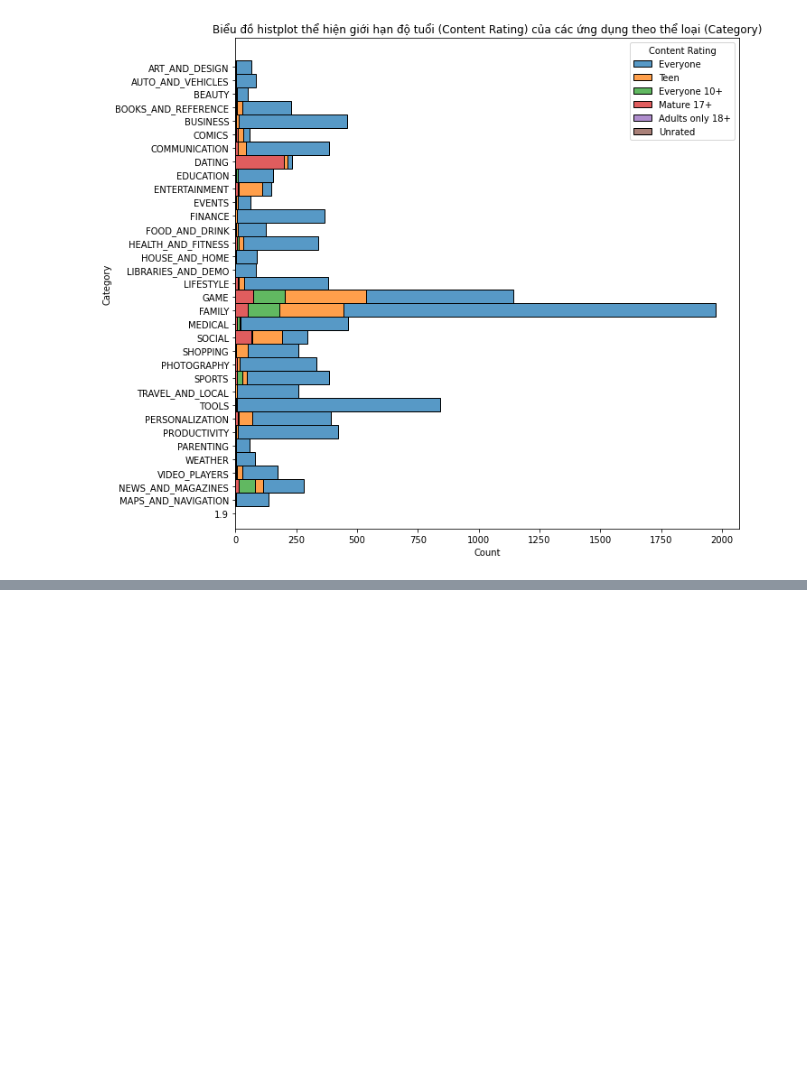
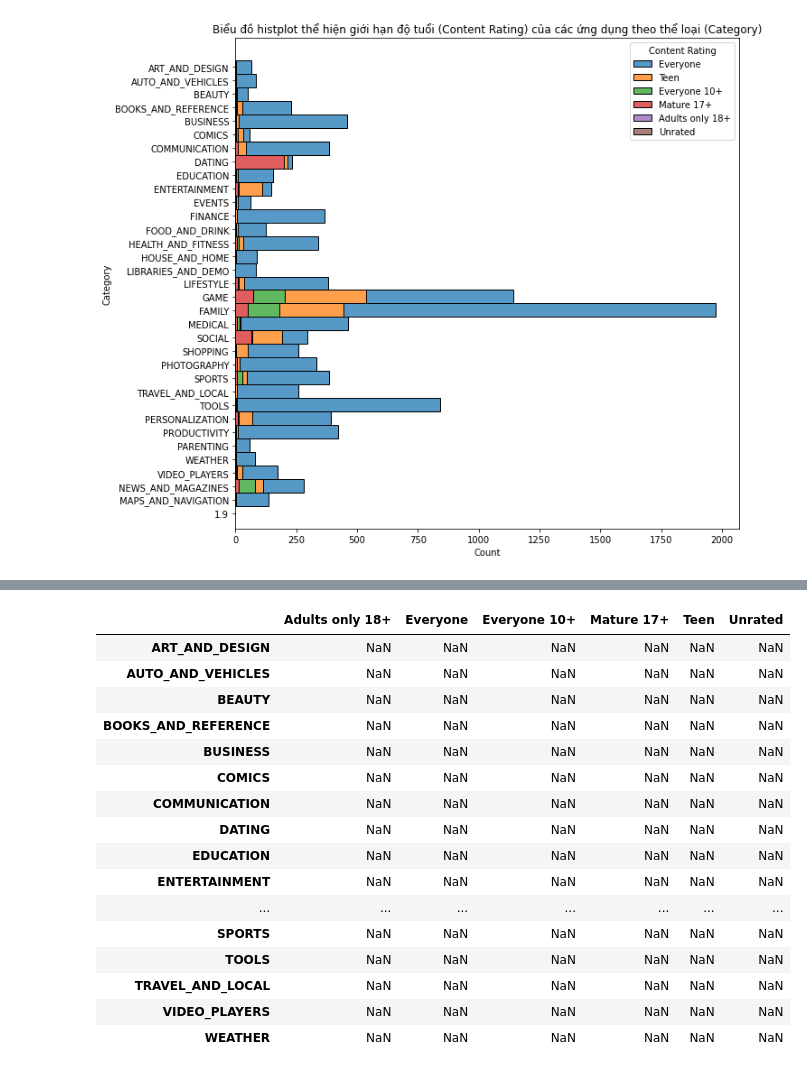
Before and after one commit to trankhanh040147/Nhom_30_PhanTichUngDungCHPlay, a Jupyter notebook: Project.ipynb, the cells around one changed output, grey strips where cells are left out. Cells and saved outputs as stored; diff of their text form; code cells hidden in the pictures; blank space fills up the shorter version.

```diff
--- a/Project.ipynb
+++ b/Project.ipynb
@@ -337,0 +354,3 @@ plt.show()
+# %%
+gkk = df.groupby(['Category', 'Content Rating'])['App'].agg({'count'})
+gkk
@@ -337,0 +376,17 @@ plt.show()
+# %%
+lst = gkk.index.to_list()
+ax = []
+ay = []
+for v in lst:
+    ax.append(v[0])
+    ay.append(v[1])
+ax = list(set(ax))
+ay = list(set(ay))
+ax.sort()
+ay.sort()
+# %%
+cmp = pd.DataFrame(index = ax, columns = ay)
+for (col, row) in cmp.iteritems():
+    for ind in gkk.index:
+        if ind[1] == col:
+            print(1)
@@ -337,0 +500,20 @@ plt.show()
+# %%
+cmp
+# %% [output]
+|  | Adults only 18+ | Everyone | Everyone 10+ | Mature 17+ | Teen | Unrated |
+| ART_AND_DESIGN | NaN | NaN | NaN | NaN | NaN | NaN |
+| AUTO_AND_VEHICLES | NaN | NaN | NaN | NaN | NaN | NaN |
+| BEAUTY | NaN | NaN | NaN | NaN | NaN | NaN |
+| BOOKS_AND_REFERENCE | NaN | NaN | NaN | NaN | NaN | NaN |
+| BUSINESS | NaN | NaN | NaN | NaN | NaN | NaN |
+| COMICS | NaN | NaN | NaN | NaN | NaN | NaN |
+| COMMUNICATION | NaN | NaN | NaN | NaN | NaN | NaN |
+| DATING | NaN | NaN | NaN | NaN | NaN | NaN |
+| EDUCATION | NaN | NaN | NaN | NaN | NaN | NaN |
+| ENTERTAINMENT | NaN | NaN | NaN | NaN | NaN | NaN |
+| ... | ... | ... | ... | ... | ... | ... |
+| SPORTS | NaN | NaN | NaN | NaN | NaN | NaN |
+| TOOLS | NaN | NaN | NaN | NaN | NaN | NaN |
+| TRAVEL_AND_LOCAL | NaN | NaN | NaN | NaN | NaN | NaN |
+| VIDEO_PLAYERS | NaN | NaN | NaN | NaN | NaN | NaN |
+| WEATHER | NaN | NaN | NaN | NaN | NaN | NaN |
```
Also changed, not shown: parts of 15 cells of this notebook, 1 other file.
